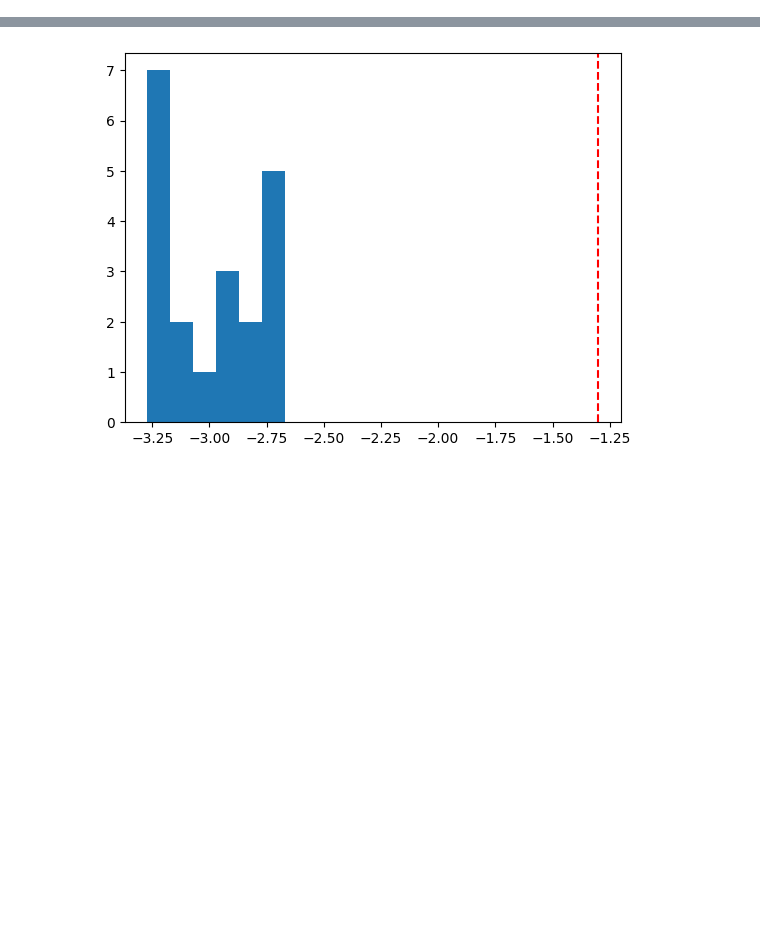
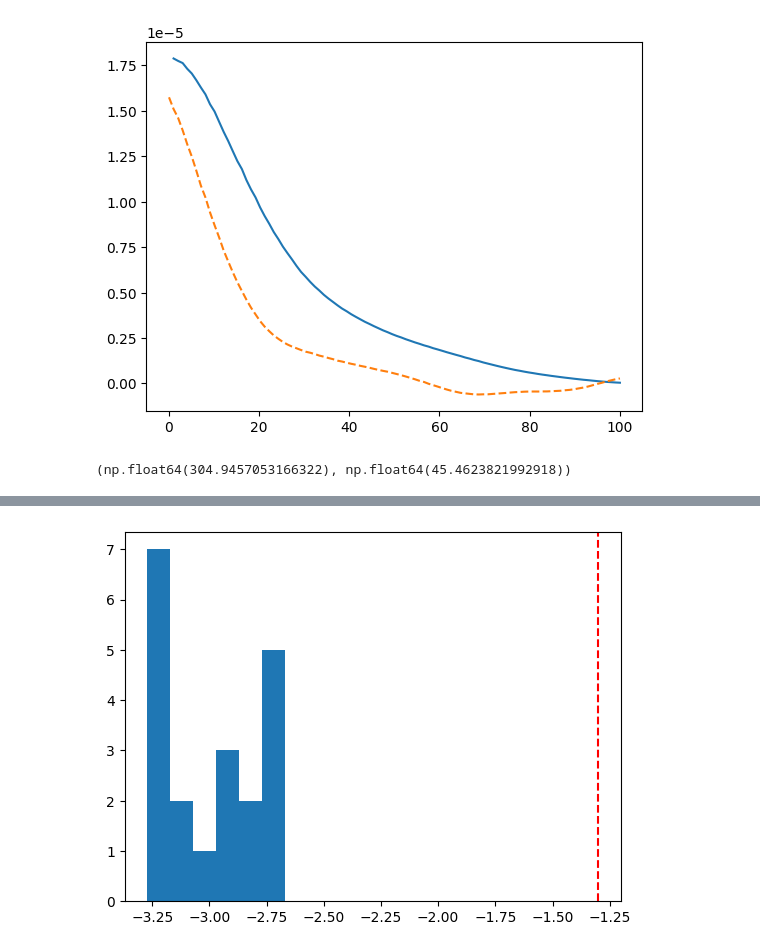
Before and after one commit to Richard-Sti/CMBOlympics, a Jupyter notebook: notebooks/single_clusters.ipynb, the cells around one changed output, grey strips where cells are left out. Drawn from its saved outputs; the diff is of its cells as text; code cells hidden in the pictures; blank space fills up the shorter version.

```diff
--- a/notebooks/single_clusters.ipynb
+++ b/notebooks/single_clusters.ipynb
@@ -40,0 +49,3 @@ Cluster 8 (Hercules (A2147)) now orphaned (best remaining p=1.303e-01)
+# %%
+profiler = cmbo.corr.PointingEnclosedProfile(cmb_tsz, fwhm_arcmin=9.6)
+# profiler2d = cmbo.corr.Pointing2DCutout(cmb_tsz, fwhm_arcmin=9.6)
@@ -40,0 +59,4 @@ Cluster 8 (Hercules (A2147)) now orphaned (best remaining p=1.303e-01)
+# %%
+ell_found, b_found, res, cutout, ext = profiler2d.find_center(
+    127.01830304998882, -63.37780827890151,
+    shrink_factor=0.9, max_iterations=1000)
@@ -40,0 +81,16 @@ Cluster 8 (Hercules (A2147)) now orphaned (best remaining p=1.303e-01)
+# %%
+theta = np.linspace(0.1, 100, 100)
+y, ybg = profiler.get_profile(ell_found, b_found, theta)
+# %%
+k = np.argmin(np.abs(theta - 50))
+# %%
+plt.figure()
+plt.plot(theta, y - ybg[k])
+plt.plot(theta, ybg, linestyle="--")
+plt.show()
+# %% [output]
+[figure, added]
+# %%
+ell_found, b_found
+# %% [output]
+(np.float64(304.9457053166322), np.float64(45.4623821992918))
```
Also changed, not shown: parts of 16 cells of this notebook, 3 other files.
